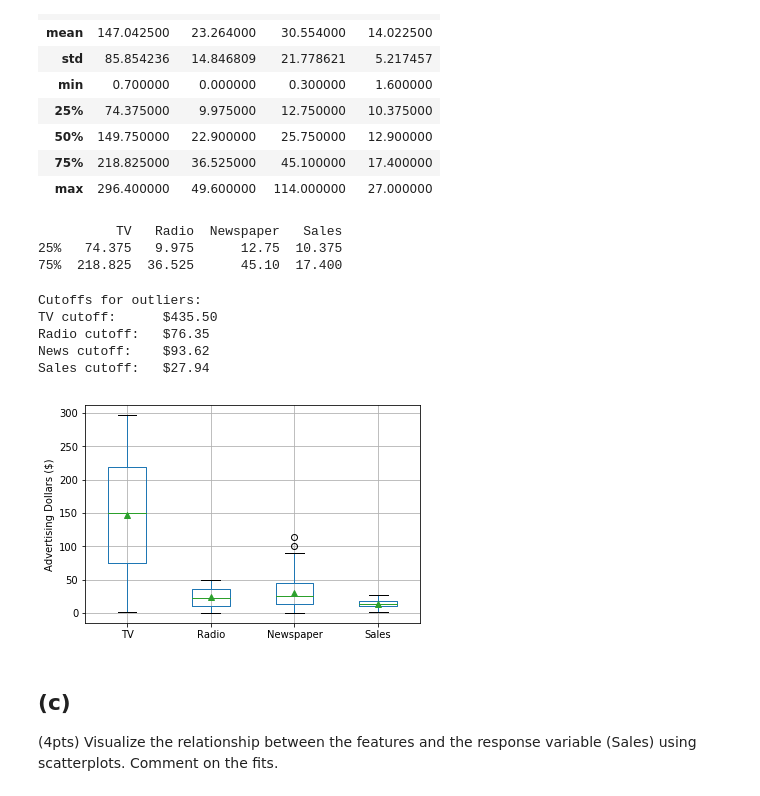
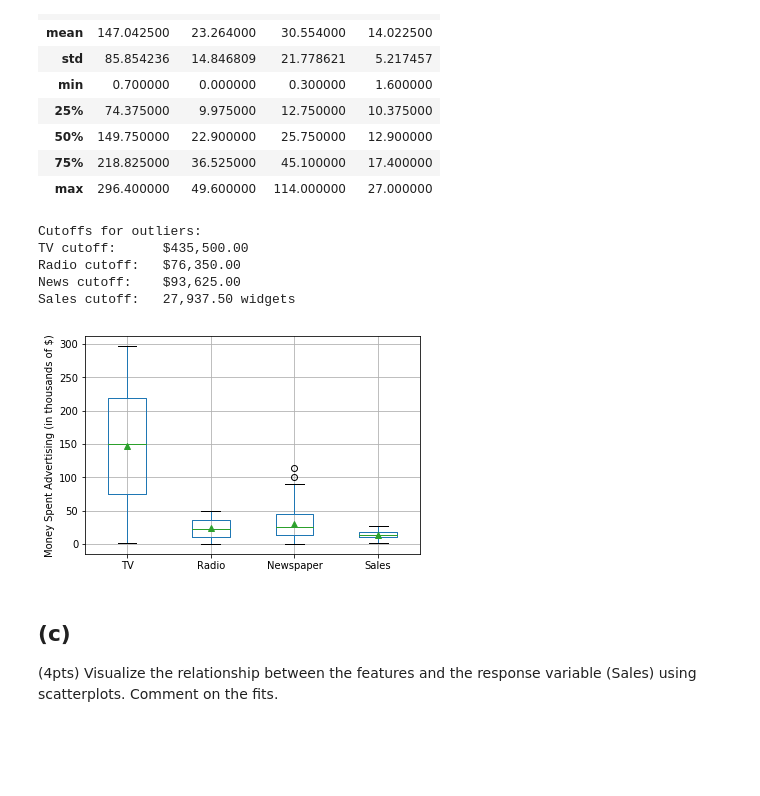
Before and after one commit to jsigee87/data_science_principles, a Jupyter notebook: hw_2/HW2.ipynb, the cells around one changed output. Cells and saved outputs as stored; diff of their text form; code cells hidden in the pictures; blank space fills up the shorter version.

```diff
--- a/hw_2/HW2.ipynb
+++ b/hw_2/HW2.ipynb
@@ -218,9 +218,7 @@ data.describe()
 | max | 296.400000 | 49.600000 | 114.000000 | 27.000000 |
 # %%
 summary = data.describe()
-summary = summary.iloc[[4,6]]
-
-print(summary)
+summary = summary.iloc[[4,6]] # remove everything except the 1st and 3rd quartile information
 
 # compute interquartile
 IQR_tv = summary.iloc[1][0] - summary.iloc[0][0]
@@ -234,29 +232,25 @@ cutoff_tv = summary.iloc[1][0] + 1.5*IQR_tv
 cutoff_radio = summary.iloc[1][1] + 1.5*IQR_radio
 cutoff_news = summary.iloc[1][2] + 1.5*IQR_news
 cutoff_sales = summary.iloc[1][3] + 1.5*IQR_sales
-# %% [output]
-          TV   Radio  Newspaper   Sales
-25%   74.375   9.975      12.75  10.375
-75%  218.825  36.525      45.10  17.400
 # %%
 ax = data.boxplot(showmeans=True)
-_ = ax.set_ylabel("Advertising Dollars ($)")
+_ = ax.set_ylabel("Money Spent Advertising (in thousands of $)")
 
 # determine cutoff values for outliers
 summary = data.describe()
 
 print("Cutoffs for outliers: ")
-print("TV cutoff: \t${:.2f}".format(cutoff_tv))
-print("Radio cutoff: \t${:.2f}".format(cutoff_radio))
-print("News cutoff: \t${:.2f}".format(cutoff_news))
-print("Sales cutoff: \t${:.2f}".format(cutoff_sales))
+print("TV cutoff: \t${:,.2f}".format(cutoff_tv*1000))
+print("Radio cutoff: \t${:,.2f}".format(cutoff_radio*1000))
+print("News cutoff: \t${:,.2f}".format(cutoff_news*1000))
+print("Sales cutoff: \t{:,.2f} widgets".format(cutoff_sales*1000))
 # %% [output]
 Cutoffs for outliers:
-TV cutoff:      $435.50
-Radio cutoff:   $76.35
-News cutoff:    $93.62
-Sales cutoff:   $27.94
+TV cutoff:      $435,500.00
+Radio cutoff:   $76,350.00
+News cutoff:    $93,625.00
+Sales cutoff:   27,937.50 widgets
-[figure, old version]
+[figure, new version]
 # %% [markdown]
 ## (c)
 (4pts) Visualize the relationship between the features and the response variable (Sales) using scatterplots. Comment on the fits.
```
Also changed, not shown: parts of 9 cells of this notebook.
